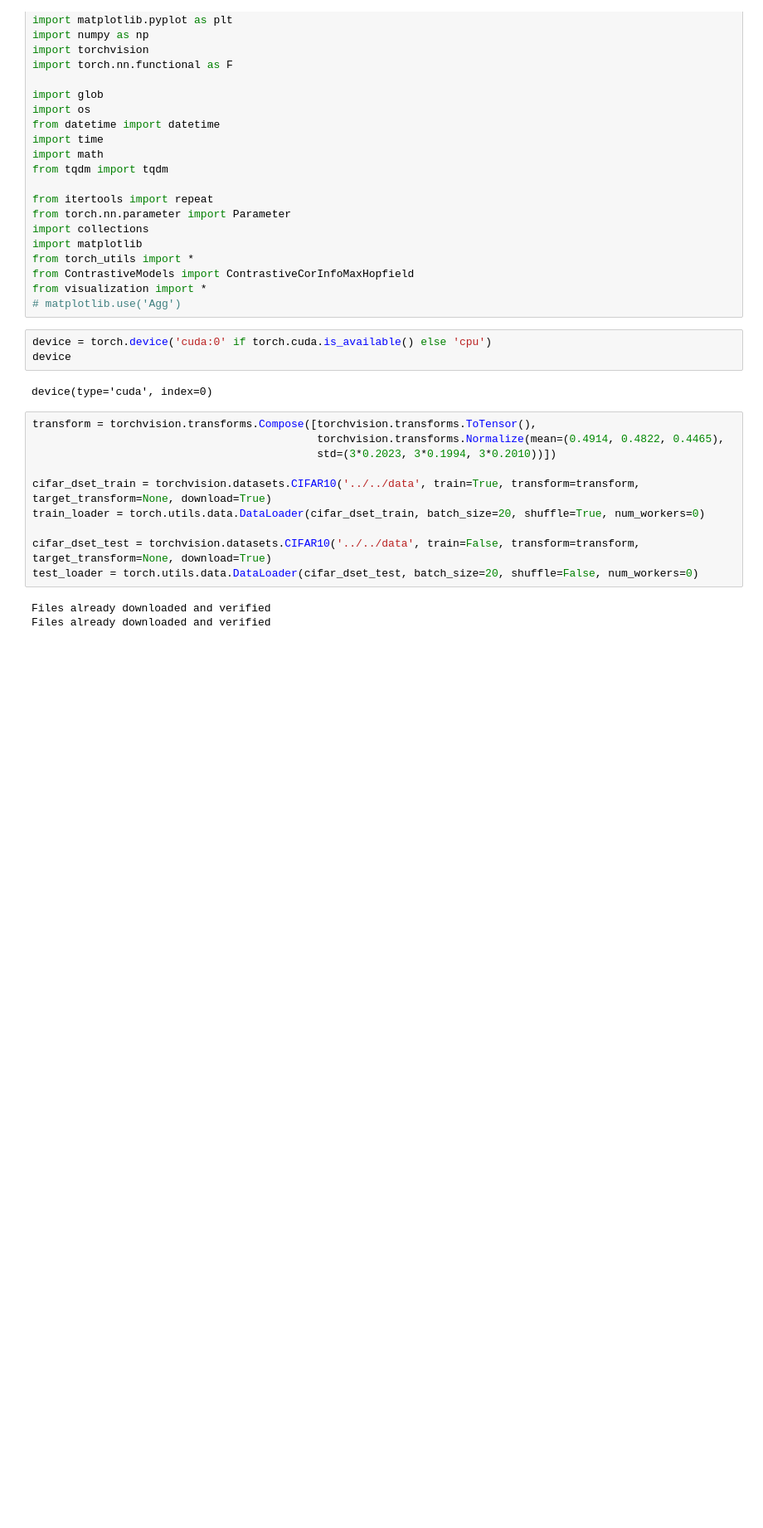
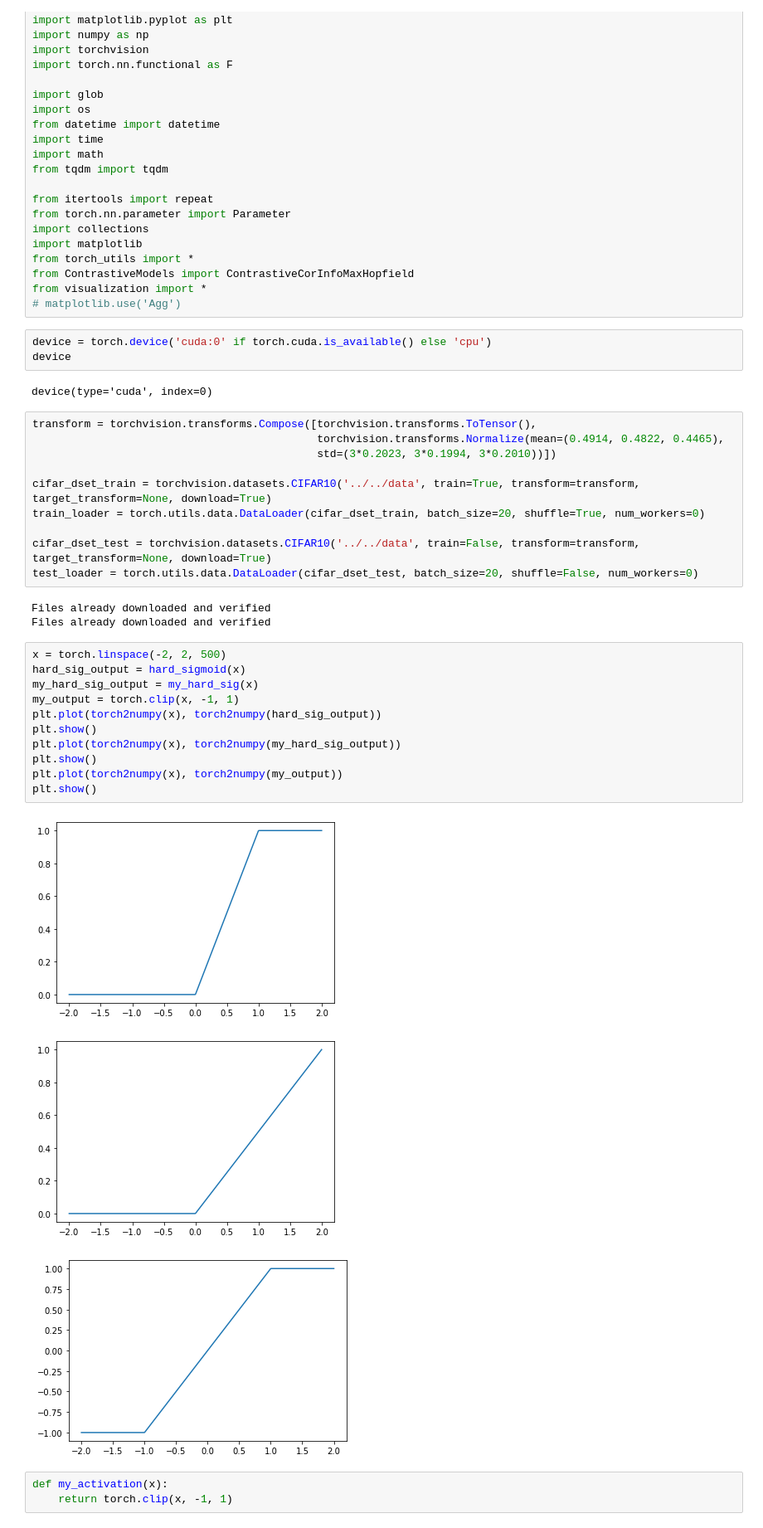
Before and after one commit to BariscanBozkurt/Supervised-CorInfoMax, a Jupyter notebook: NotebookExamples/CorInfoMaxContrastive_Experiments/CIFAR10_ContrastiveHopfieldCorInfoMax_Train-4Layers.ipynb, the cells around one changed output. Shown at 83% size. Cells and saved outputs as stored; diff of their text form; blank space fills up the shorter version.

```diff
--- a/NotebookExamples/CorInfoMaxContrastive_Experiments/CIFAR10_ContrastiveHopfieldCorInfoMax_Train-4Layers.ipynb
+++ b/NotebookExamples/CorInfoMaxContrastive_Experiments/CIFAR10_ContrastiveHopfieldCorInfoMax_Train-4Layers.ipynb
@@ -40,4 +40,22 @@ test_loader = torch.utils.data.DataLoader(cifar_dset_test, batch_size=20, shuffl
 # %% [output]
 Files already downloaded and verified
 Files already downloaded and verified
+# %%
+x = torch.linspace(-2, 2, 500)
+hard_sig_output = hard_sigmoid(x)
+my_hard_sig_output = my_hard_sig(x)
+my_output = torch.clip(x, -1, 1)
+plt.plot(torch2numpy(x), torch2numpy(hard_sig_output))
+plt.show()
+plt.plot(torch2numpy(x), torch2numpy(my_hard_sig_output))
+plt.show()
+plt.plot(torch2numpy(x), torch2numpy(my_output))
+plt.show()
+# %% [output]
+[figure, added]
+[figure, added]
+[figure, added]
+# %%
+def my_activation(x):
+    return torch.clip(x, -1, 1)
 # %%
```
Also changed, not shown: parts of 6 cells of this notebook, 11 other files.
